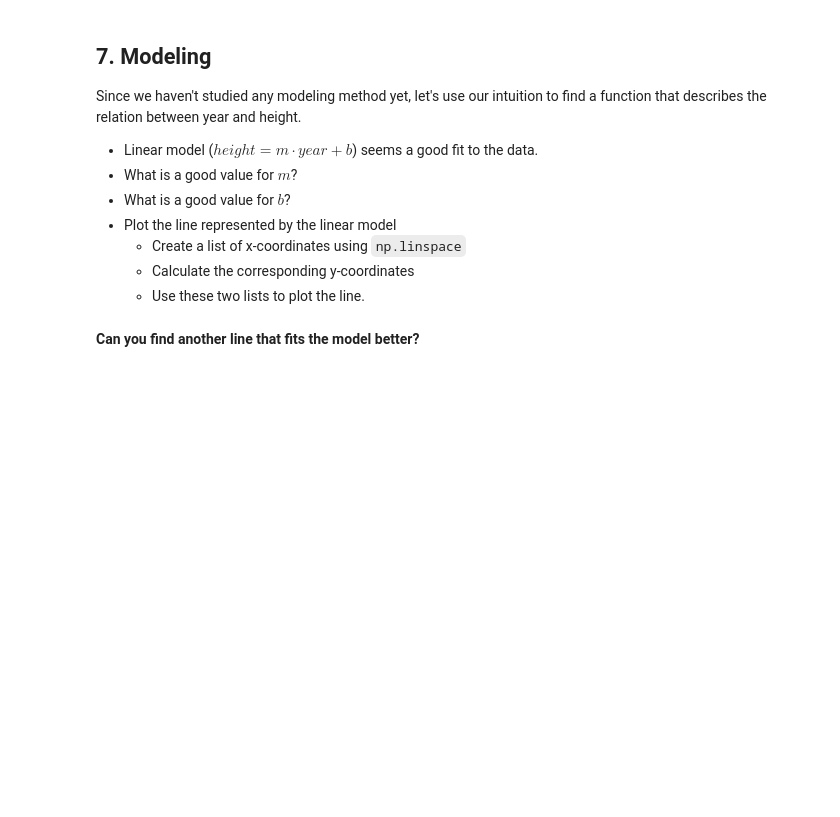
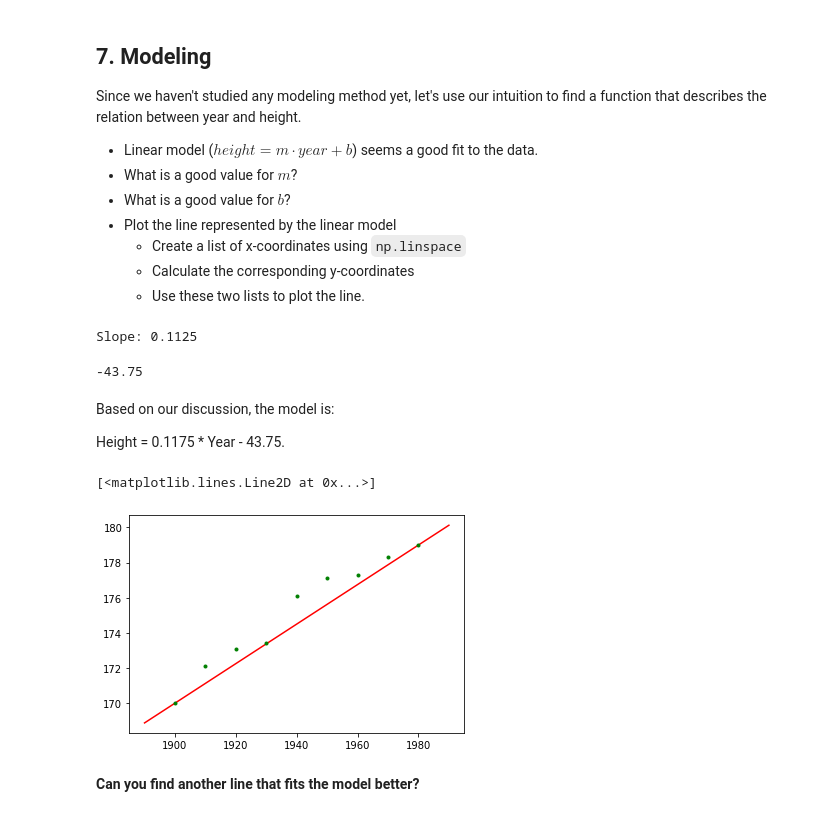
Before and after one commit to ch00226855/CMP414765Spring2022, a Jupyter notebook: Week02_FirstExample.ipynb, the cells around one changed output. Saved outputs shown, nothing was run; the diff lists cells and outputs as text; code cells hidden in the pictures; blank space fills up the shorter version.

```diff
--- a/Week02_FirstExample.ipynb
+++ b/Week02_FirstExample.ipynb
@@ -106,3 +152,5 @@ data.head()
 # %%
 # Exercise:
 # Extract USA data since 1900.
+data = data[data['Year'] >= 1900]
+data
@@ -155,7 +246,17 @@ Since we haven't studied any modeling method yet, let's use our intuition to fin
     - Use these two lists to plot the line.
 # %%
 # Calculate the average increase per year between 1900 and 1980
+
+m1 = (data.loc[1980, 'Height(cm)'] - data.loc[1900, 'Height(cm)']) / 80
+print("Slope:", m1)
+# %% [output]
+Slope: 0.1125
 # %%
 # Let the slope be the average rate of increase.
 # If the model is height = m * year + b,
 # find the value of b so that point (1900, 170.0) lies on the line.
+
+b1 = 170 - m1 * 1900
+print(b1)
+# %% [output]
+-43.75
@@ -164,2 +263,18 @@ Since we haven't studied any modeling method yet, let's use our intuition to fin
+# %% [markdown]
+Based on our discussion, the model is:
+
+Height = 0.1175 * Year - 43.75.
+# %%
+# Plot the model line.
+x_coordinates = [1890, 1990]
+y_coordinates = []
+for year in x_coordinates:
+    y_coordinates.append(m1 * year + b1)
+
+plt.plot(x_coordinates, y_coordinates, "r-")
+plt.plot(years, heights, 'g.')
+# %% [output]
+[<matplotlib.lines.Line2D at 0x...>]
+[figure, added]
 # %% [markdown]
 **Can you find another line that fits the model better?**
```
Also changed, not shown: parts of 14 cells of this notebook.
